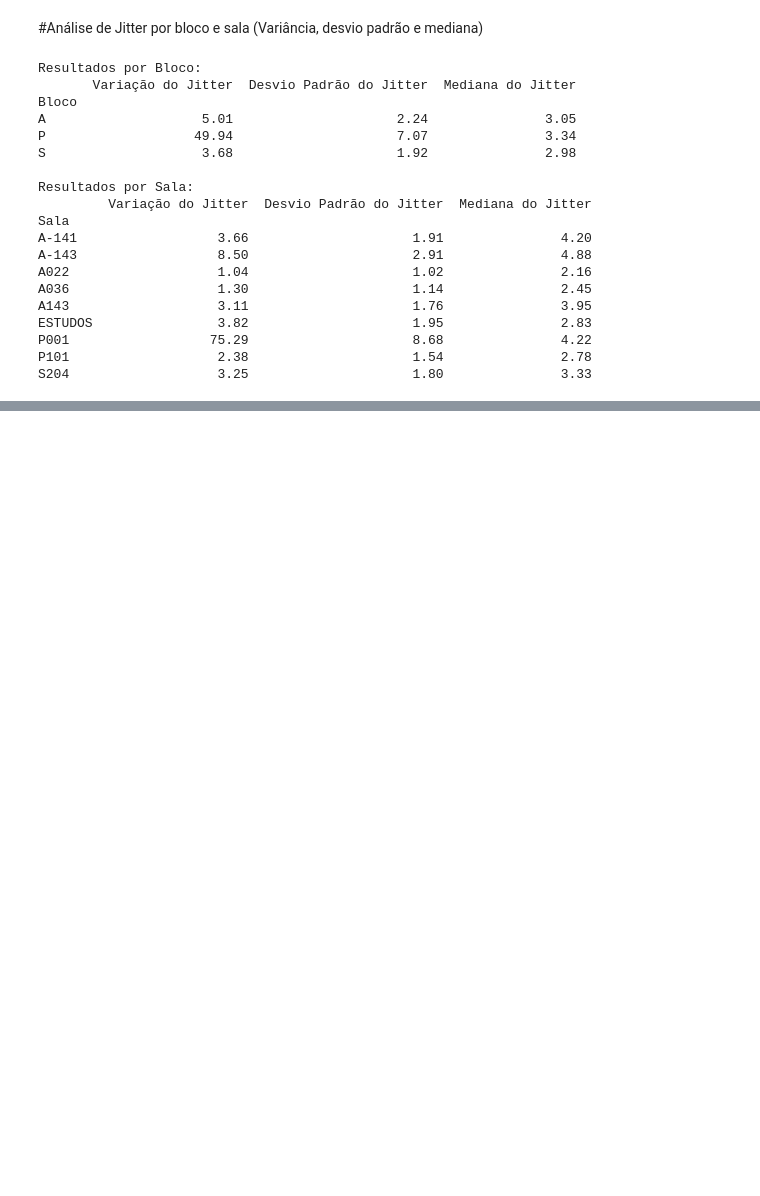
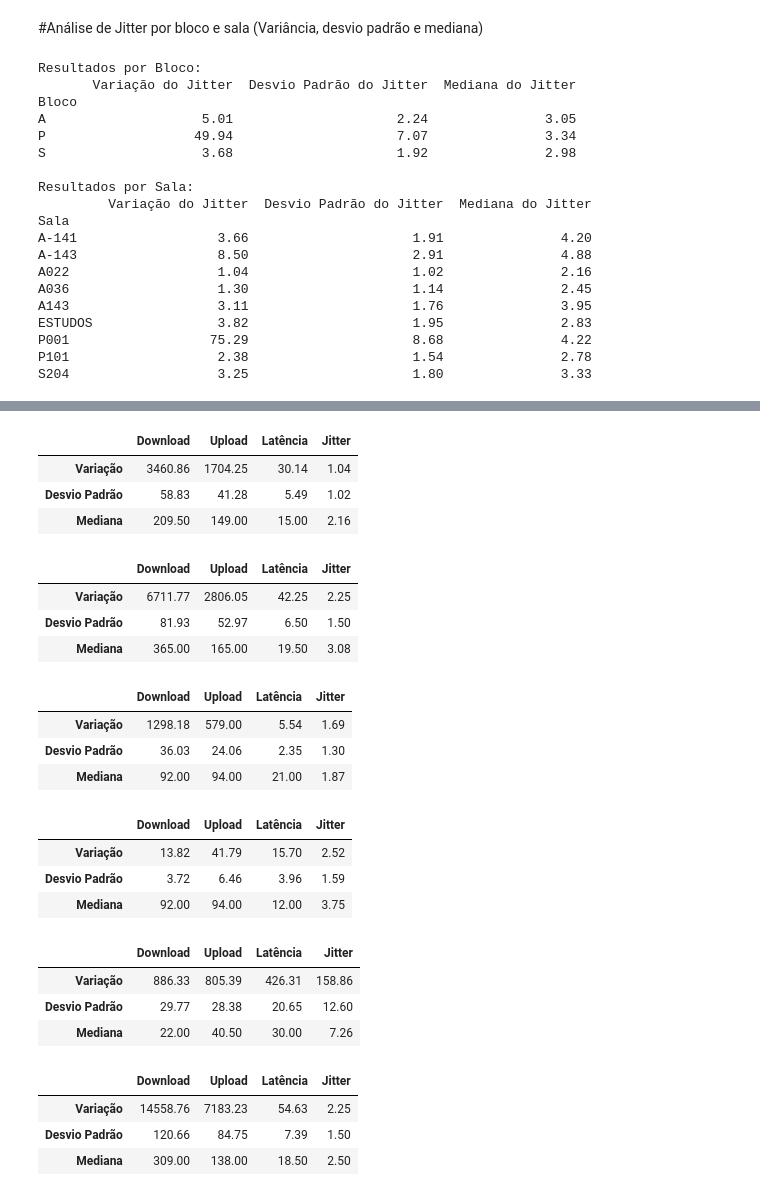
Before and after one commit to matheusbuenowb/University-Network-Analysis, a Jupyter notebook: TCC_Análise.ipynb, the cells around one changed output, grey strips where cells are left out. Cells and saved outputs as stored; diff of their text form; code cells hidden in the pictures; blank space fills up the shorter version.

```diff
--- a/TCC_Análise.ipynb
+++ b/TCC_Análise.ipynb
@@ -1017,0 +1020,42 @@ Resultados do Experimento 1 (Ethernet, Bloco P, Vespertino):
+# %%
+resultados_experimento_df[3]
+# %% [output]
+|  | Download | Upload | Latência | Jitter |
+| Variação | 3460.86 | 1704.25 | 30.14 | 1.04 |
+| Desvio Padrão | 58.83 | 41.28 | 5.49 | 1.02 |
+| Mediana | 209.50 | 149.00 | 15.00 | 2.16 |
+# %%
+resultados_experimento_df[4]
+# %% [output]
+|  | Download | Upload | Latência | Jitter |
+| Variação | 6711.77 | 2806.05 | 42.25 | 2.25 |
+| Desvio Padrão | 81.93 | 52.97 | 6.50 | 1.50 |
+| Mediana | 365.00 | 165.00 | 19.50 | 3.08 |
+# %%
+resultados_experimento_df[5]
+# %% [output]
+|  | Download | Upload | Latência | Jitter |
+| Variação | 1298.18 | 579.00 | 5.54 | 1.69 |
+| Desvio Padrão | 36.03 | 24.06 | 2.35 | 1.30 |
+| Mediana | 92.00 | 94.00 | 21.00 | 1.87 |
+# %%
+resultados_experimento_df[6]
+# %% [output]
+|  | Download | Upload | Latência | Jitter |
+| Variação | 13.82 | 41.79 | 15.70 | 2.52 |
+| Desvio Padrão | 3.72 | 6.46 | 3.96 | 1.59 |
+| Mediana | 92.00 | 94.00 | 12.00 | 3.75 |
+# %%
+resultados_experimento_df[7]
+# %% [output]
+|  | Download | Upload | Latência | Jitter |
+| Variação | 886.33 | 805.39 | 426.31 | 158.86 |
+| Desvio Padrão | 29.77 | 28.38 | 20.65 | 12.60 |
+| Mediana | 22.00 | 40.50 | 30.00 | 7.26 |
+# %%
+resultados_experimento_df[8]
+# %% [output]
+|  | Download | Upload | Latência | Jitter |
+| Variação | 14558.76 | 7183.23 | 54.63 | 2.25 |
+| Desvio Padrão | 120.66 | 84.75 | 7.39 | 1.50 |
+| Mediana | 309.00 | 138.00 | 18.50 | 2.50 |
```
Also changed, not shown: parts of 9 cells of this notebook.
